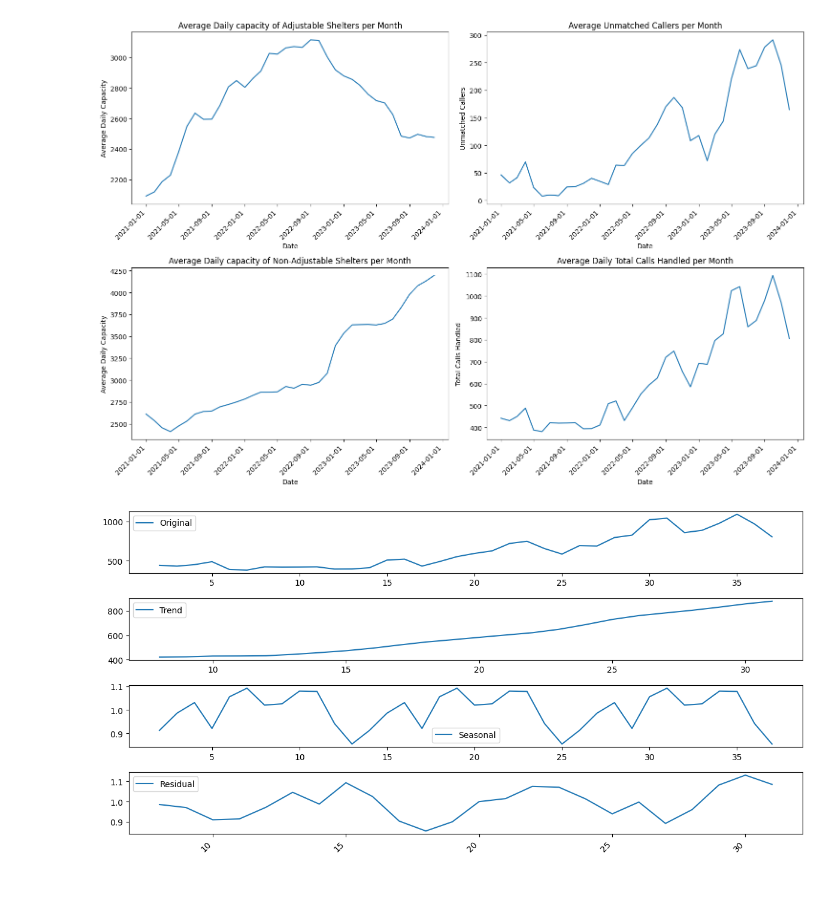
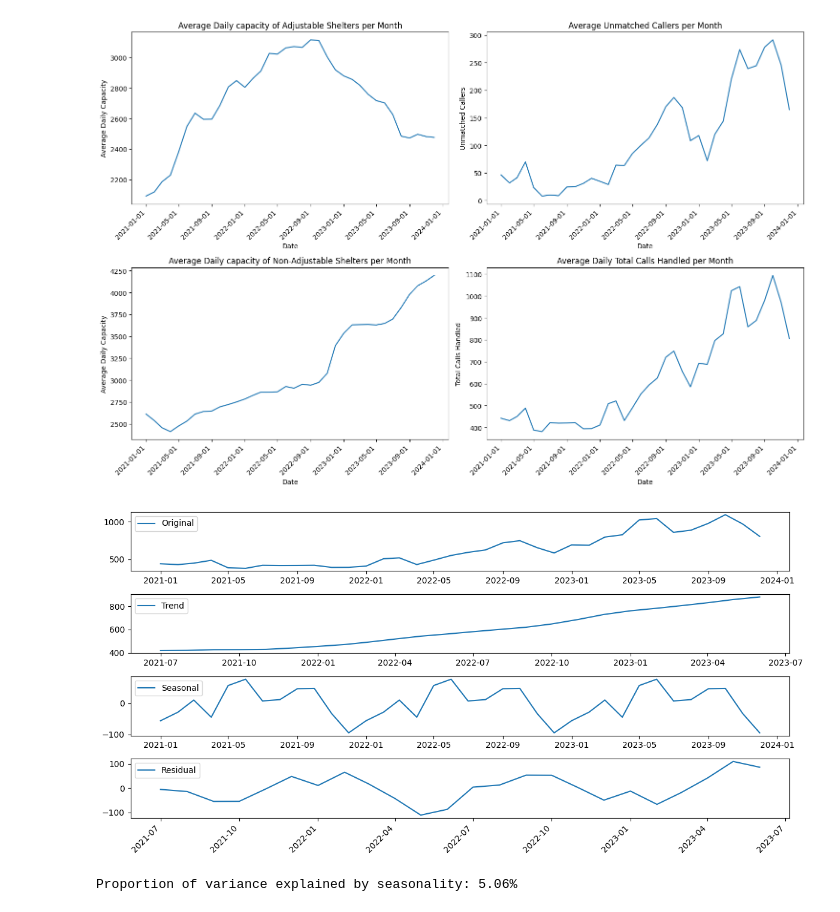
Before and after one commit to pendovka/Toronto-Shelter-Traffic, a Jupyter notebook: Shelter-Demand-Predictor.ipynb, the cells around one changed output. Cells and saved outputs as stored; diff of their text form; code cells hidden in the pictures.

```diff
--- a/Shelter-Demand-Predictor.ipynb
+++ b/Shelter-Demand-Predictor.ipynb
@@ -234,30 +234,30 @@ plt.show()
 [figure]
 # %%
 from statsmodels.tsa.seasonal import seasonal_decompose
+merged_calls_other_flow_monthly.set_index('Date', inplace=True)
 
-seasonal_period = 12
 
-result = seasonal_decompose(merged_calls_other_flow_monthly['Total calls handled'], model='multiplicative', period=seasonal_period)
+result = seasonal_decompose(merged_calls_other_flow_monthly['Total calls handled'])
 
 plt.figure(figsize=(12, 6))
 plt.subplot(411)
 plt.plot(merged_calls_other_flow_monthly.index, merged_calls_other_flow_monthly['Total calls handled'], label='Original')
 plt.legend()
 
 plt.subplot(412)
 plt.plot(result.trend.index, result.trend, label='Trend')
 plt.legend()
 
 plt.subplot(413)
 plt.plot(result.seasonal.index, result.seasonal, label='Seasonal')
 plt.legend()
 
 plt.subplot(414)
 plt.plot(result.resid.index, result.resid, label='Residual')
 plt.legend()
 
 plt.xticks(rotation=45, ha='right')  # Rotate x-axis labels for better visibility
 plt.tight_layout()
 plt.show()
 # %% [output]
-[figure, old version]
+[figure, new version]
@@ -287,0 +264,10 @@ print(f"Proportion of variance explained by seasonality: {proportion_explained:.
+# %%
+tss = np.sum((merged_calls_other_flow_monthly['newly_identified'] - np.mean(merged_calls_other_flow_monthly['Total calls handled']))**2)
+
+sss = np.sum(result.seasonal**2)
+
+proportion_explained = sss / tss
+
+print(f"Proportion of variance explained by seasonality: {proportion_explained:.2%}")
+# %% [output]
+Proportion of variance explained by seasonality: 5.06%
```
Also changed, not shown: parts of 1 cell of this notebook.
